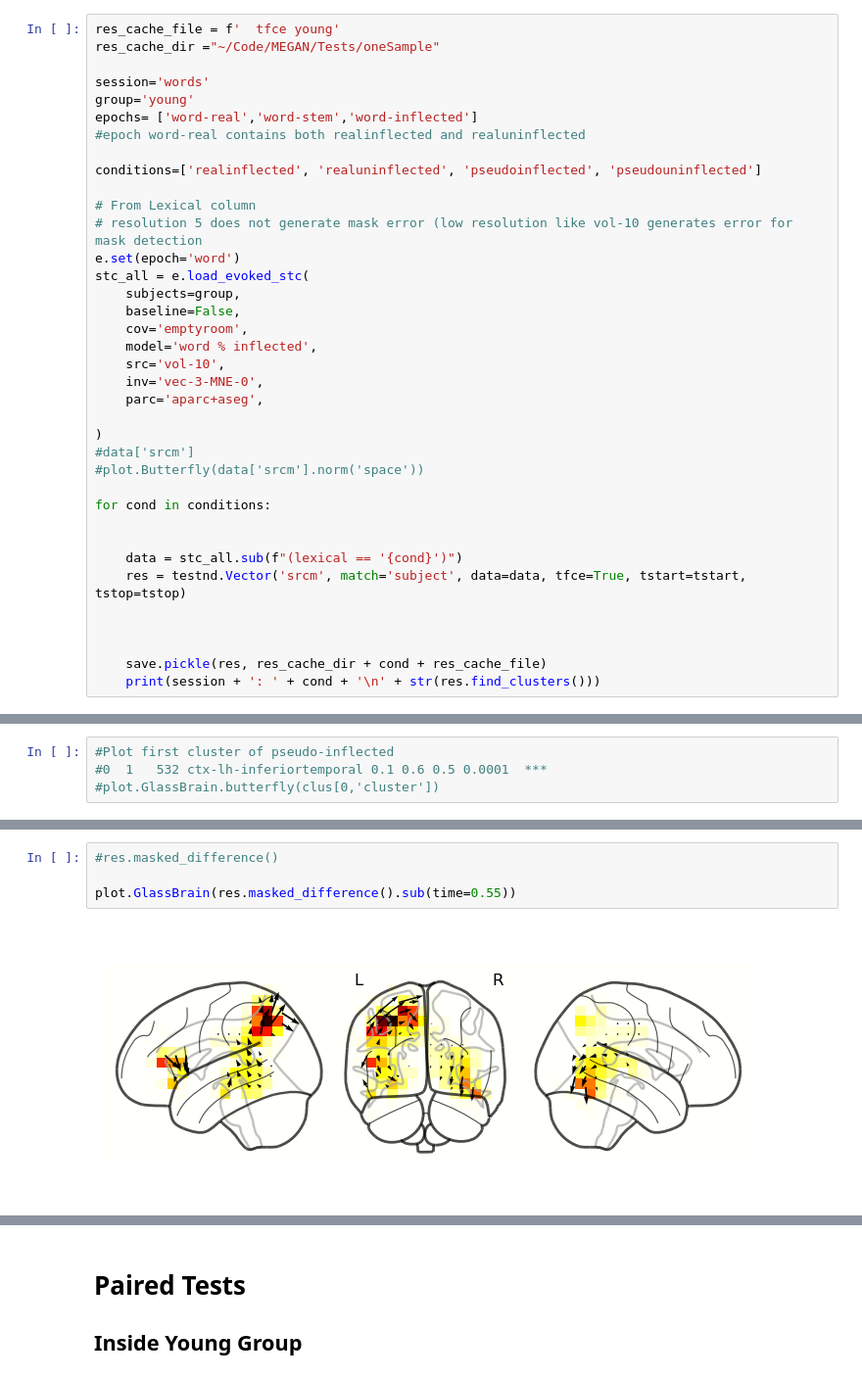
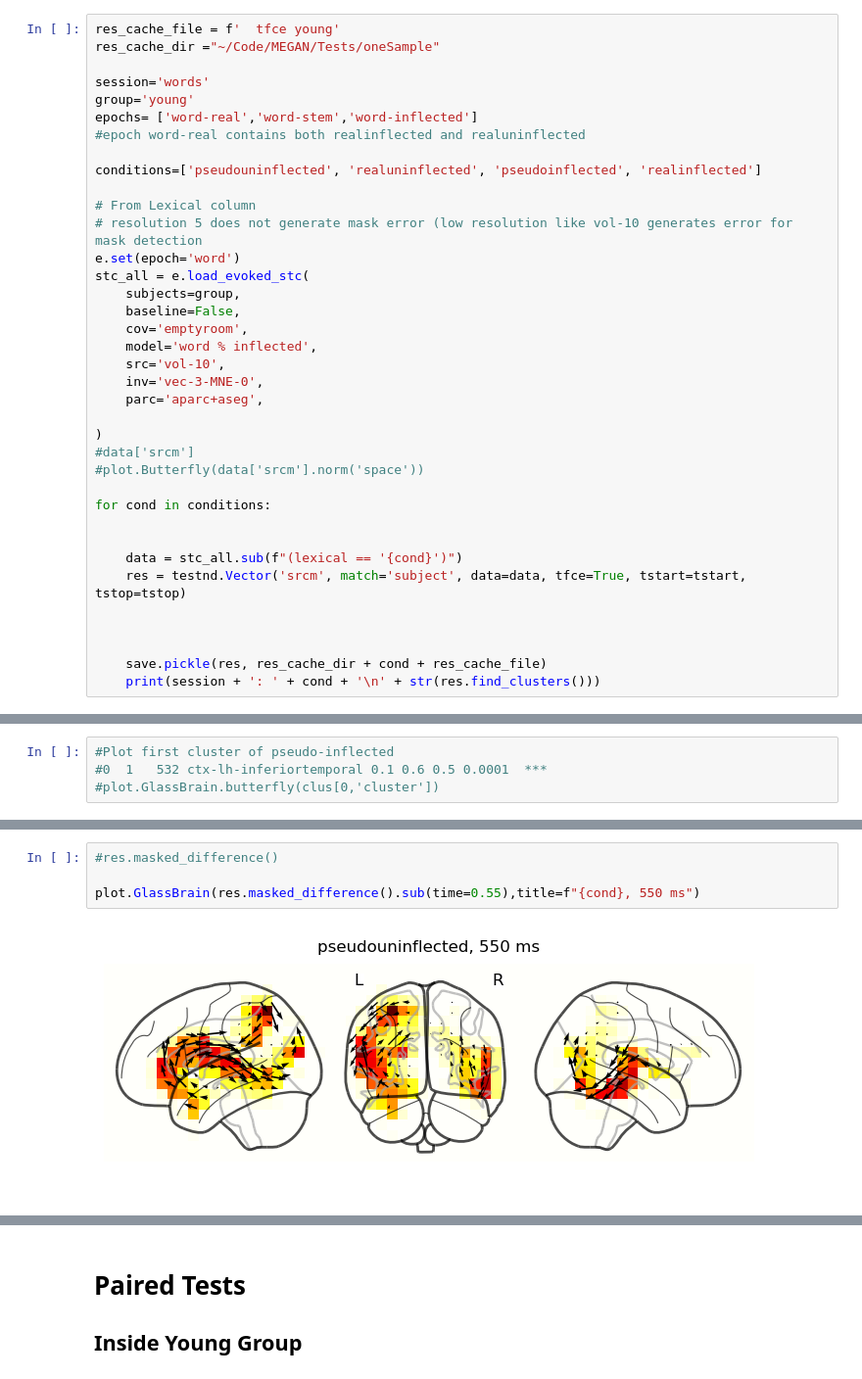
Before and after one commit to Maryamvalian/MEGAN, a Jupyter notebook: Volume_Based .ipynb, the cells around one changed output, grey strips where cells are left out. Shown at 98% size. Saved outputs shown, nothing was run; the diff lists cells and outputs as text.

Commit message:
paired test plot

```diff
--- a/Volume_Based .ipynb
+++ b/Volume_Based .ipynb
@@ -174,7 +179,7 @@ group='young'
 epochs= ['word-real','word-stem','word-inflected']
 #epoch word-real contains both realinflected and realuninflected
 
-conditions=['realinflected', 'realuninflected', 'pseudoinflected', 'pseudouninflected']
+conditions=['pseudouninflected', 'realuninflected', 'pseudoinflected', 'realinflected']
 
 # From Lexical column
 # resolution 5 does not generate mask error	(low resolution like vol-10 generates error for mask detection
@@ -283,6 +288,6 @@ AttributeError: 'FigureCanvasAgg' object has no attribute 'redraw'
 # %%
 #res.masked_difference()
 
-plot.GlassBrain(res.masked_difference().sub(time=0.55))
+plot.GlassBrain(res.masked_difference().sub(time=0.55),title=f"{cond}, 550 ms")
 # %% [output]
-[figure, old version]
+[figure, new version]
```
Also changed, not shown: parts of 5 cells of this notebook, 5 other files.
